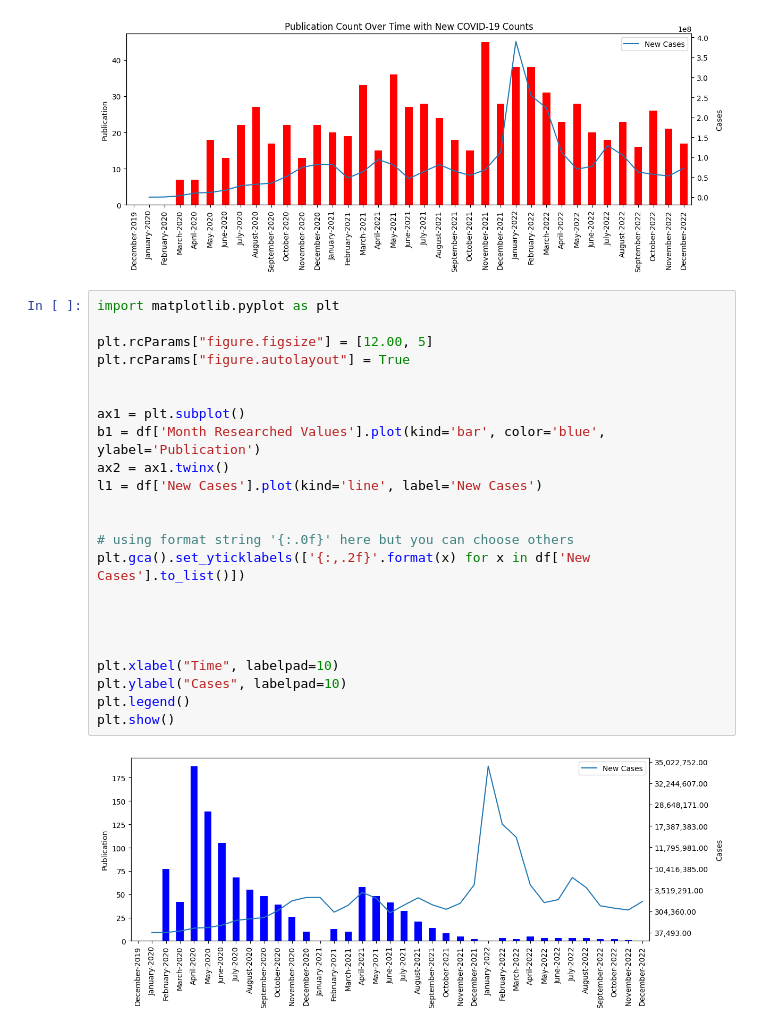
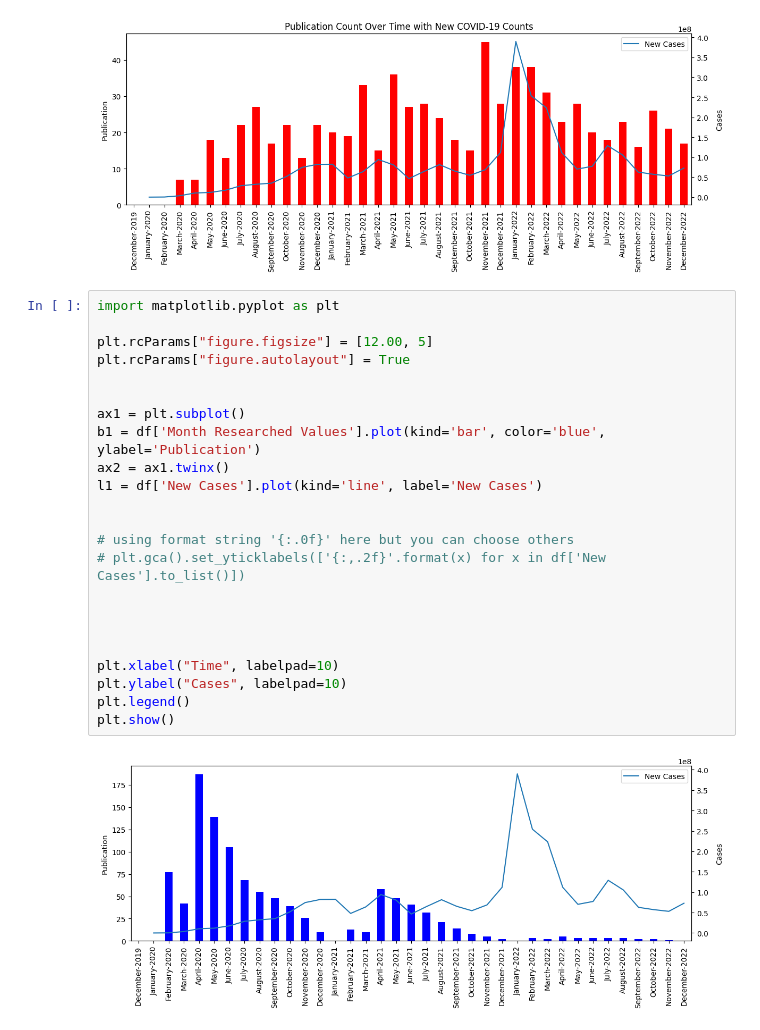
Before and after one commit to abdiwakene/misinformationdates, a Jupyter notebook: dateAnalysis.ipynb, the cells around one changed output. Drawn from its saved outputs; the diff is of its cells as text.

```diff
--- a/dateAnalysis.ipynb
+++ b/dateAnalysis.ipynb
@@ -163,28 +163,28 @@ plt.show()
 # %%
 import matplotlib.pyplot as plt
 
 plt.rcParams["figure.figsize"] = [12.00, 5]
 plt.rcParams["figure.autolayout"] = True
 
 
 ax1 = plt.subplot()
 b1 = df['Month Researched Values'].plot(kind='bar', color='blue', ylabel='Publication')
 ax2 = ax1.twinx()
 l1 = df['New Cases'].plot(kind='line', label='New Cases')
 
 
 # using format string '{:.0f}' here but you can choose others
-plt.gca().set_yticklabels(['{:,.2f}'.format(x) for x in df['New Cases'].to_list()])
+# plt.gca().set_yticklabels(['{:,.2f}'.format(x) for x in df['New Cases'].to_list()])
 
 
 
 
 plt.xlabel("Time", labelpad=10)
 plt.ylabel("Cases", labelpad=10)
 plt.legend()
 plt.show()
 # %% [output]
-[figure, old version]
+[figure, new version]
 # %%
 import matplotlib.pyplot as plt
 
```
Also changed, not shown: parts of 2 cells of this notebook.
